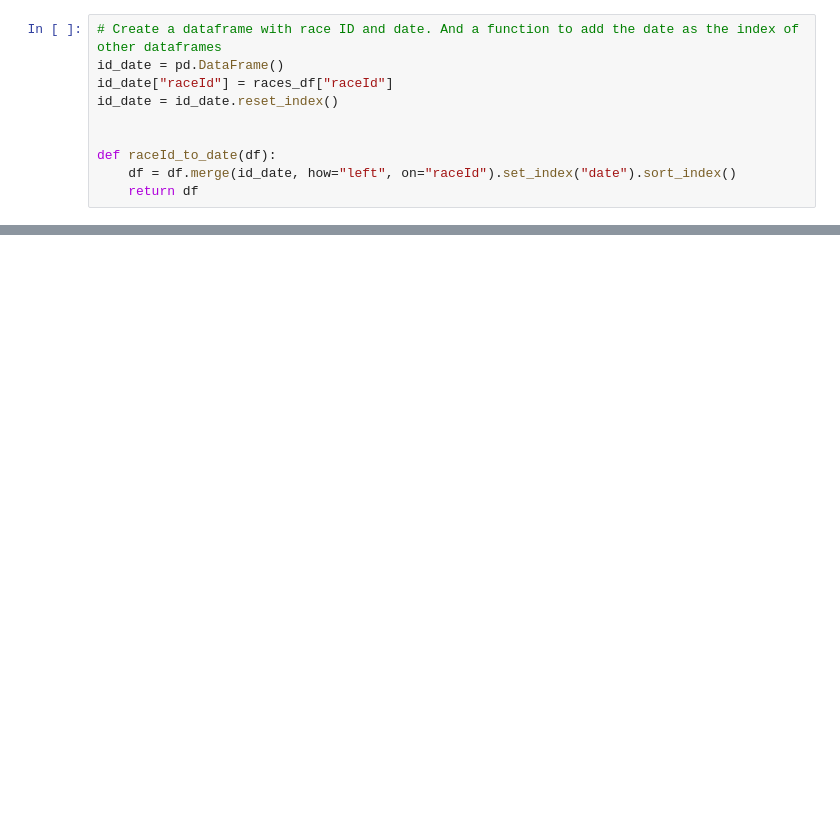
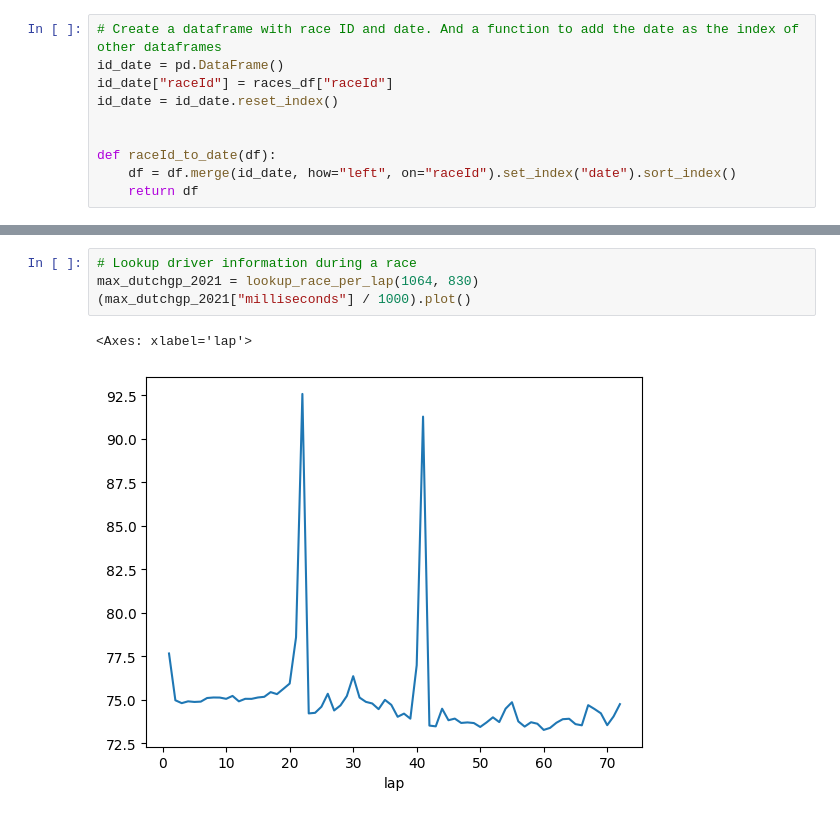
Before and after one commit to CemreSuler/F1_Data_Wrangling, a Jupyter notebook: main.ipynb, the cells around one changed output, grey strips where cells are left out. Drawn from its saved outputs; the diff is of its cells as text; blank space fills up the shorter version.

```diff
--- a/main.ipynb
+++ b/main.ipynb
@@ -143,0 +208,7 @@ driver_list = list(results_df["driverId"].unique())
+# %%
+# Lookup driver information during a race
+max_dutchgp_2021 = lookup_race_per_lap(1064, 830)
+(max_dutchgp_2021["milliseconds"] / 1000).plot()
+# %% [output]
+<Axes: xlabel='lap'>
+[figure, added]
```
Also changed, not shown: parts of 27 cells of this notebook, 5 other files.
